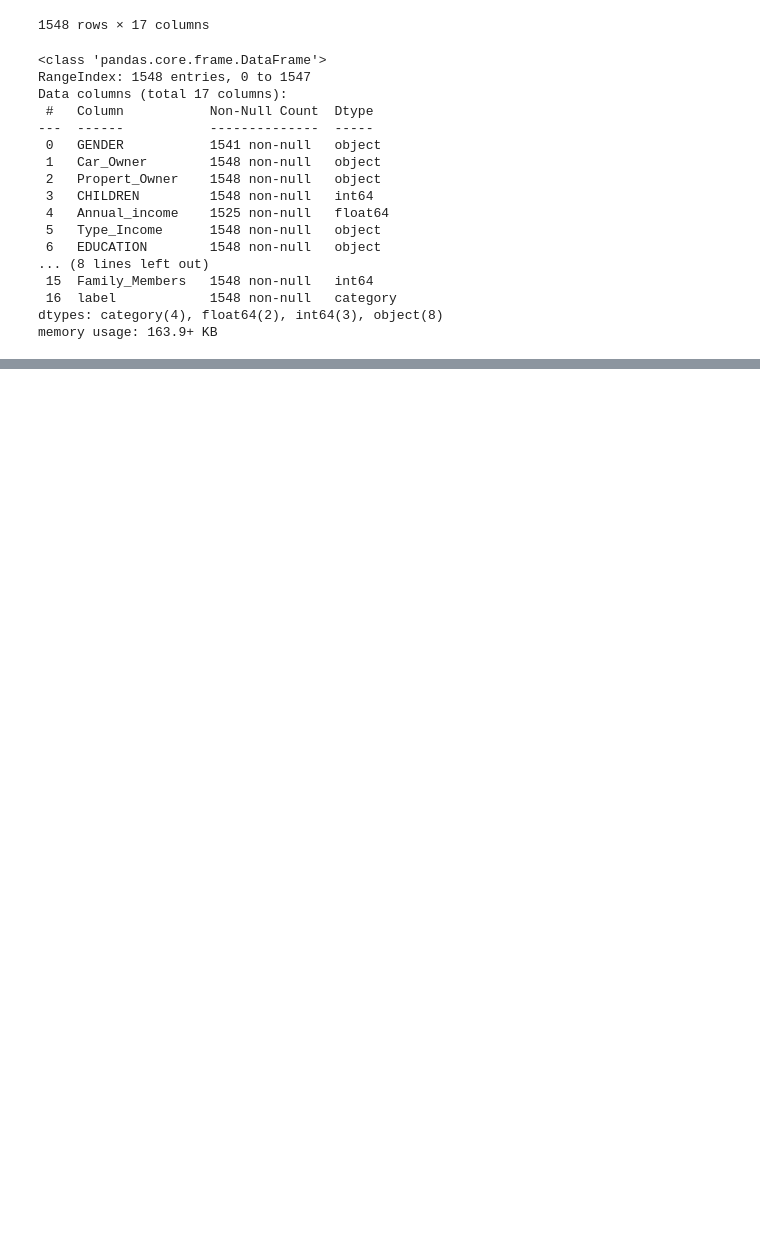
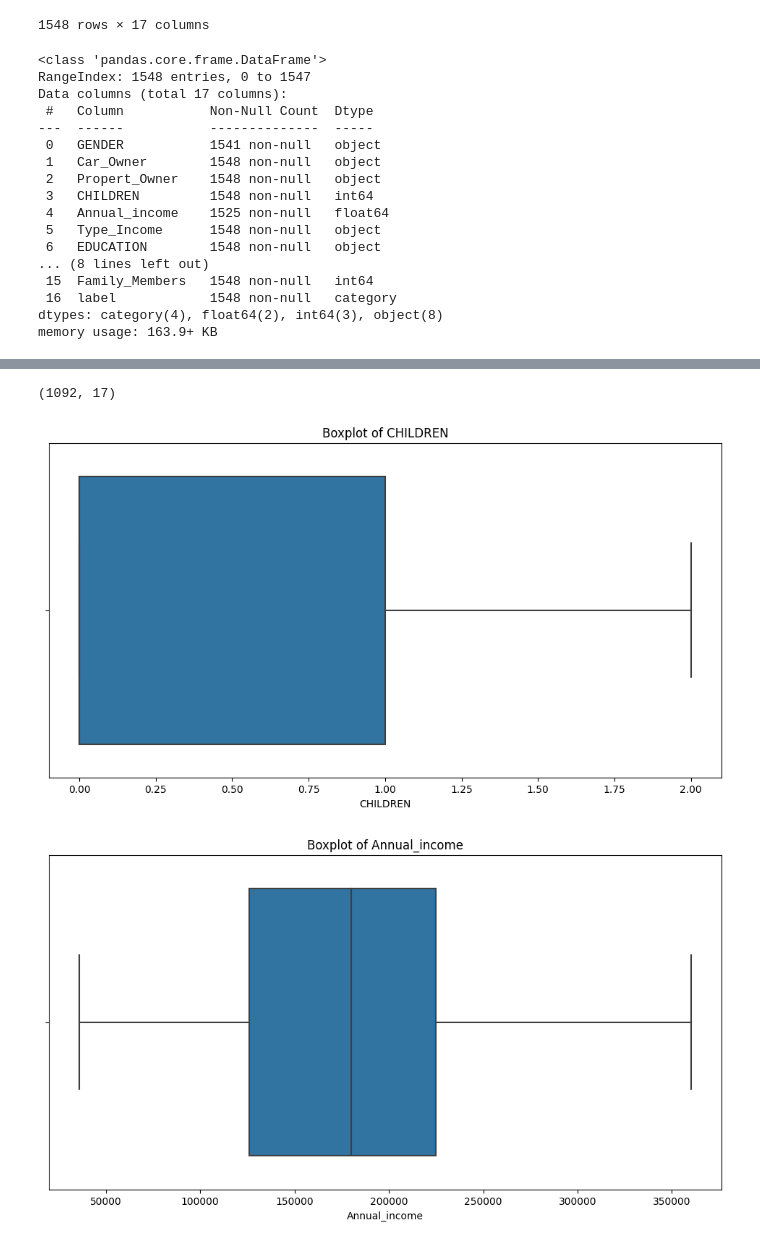
Before and after one commit to DaffaElgo/Iconic_2024, a Jupyter notebook: Code/Campur.ipynb, the cells around one changed output, grey strips where cells are left out. Saved outputs shown, nothing was run; the diff lists cells and outputs as text; code cells hidden in the pictures; blank space fills up the shorter version.

```diff
--- a/Code/Campur.ipynb
+++ b/Code/Campur.ipynb
@@ -2466,0 +2518,31 @@ dense_transformer = FunctionTransformer(lambda x: x.toarray(), accept_sparse=Tru
+# %%
+import pandas as pd
+
+# Define a function to remove extreme outliers
+def remove_extreme_outliers(df, column):
+    Q1 = df[column].quantile(0.25)
+    Q3 = df[column].quantile(0.75)
+    IQR = Q3 - Q1
+    lower_bound = Q1 - 1.5 * IQR
+    upper_bound = Q3 + 1.5 * IQR
+    # Filter out the outliers
+    df_filtered = df[(df[column] >= lower_bound) & (df[column] <= upper_bound)]
+    return df_filtered
+
+# Example: Apply the function to each numerical feature
+for feature in numerical_features:
+    data = remove_extreme_outliers(data, feature)
+# %%
+# Check the shape of the data after removing outliers
+print(data.shape)
+
+# Optionally, visualize the features again to confirm the outlier removal
+for feature in numerical_features:
+    plt.figure(figsize=(12, 6))
+    sns.boxplot(data=data, x=feature)
+    plt.title('Boxplot of ' + feature)
+    plt.show()
+# %% [output]
+(1092, 17)
+[figure, added]
+[figure, added]
```
Also changed, not shown: parts of 29 cells of this notebook, 4 other files.
